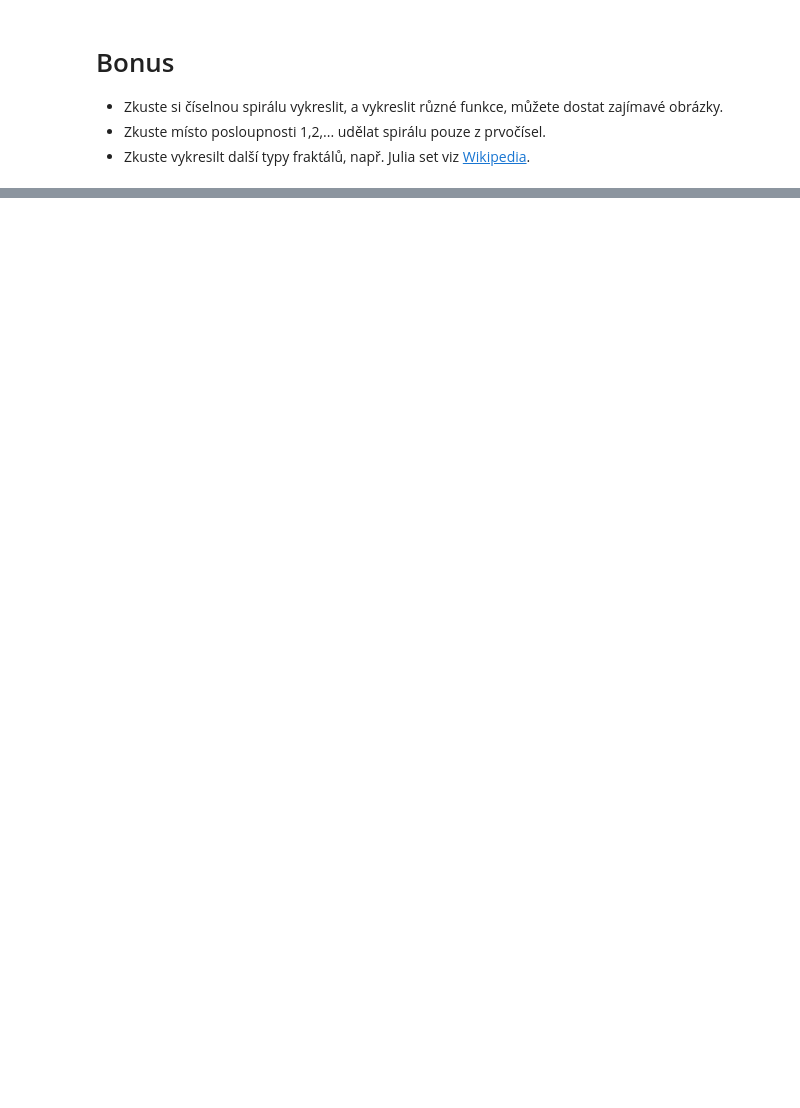
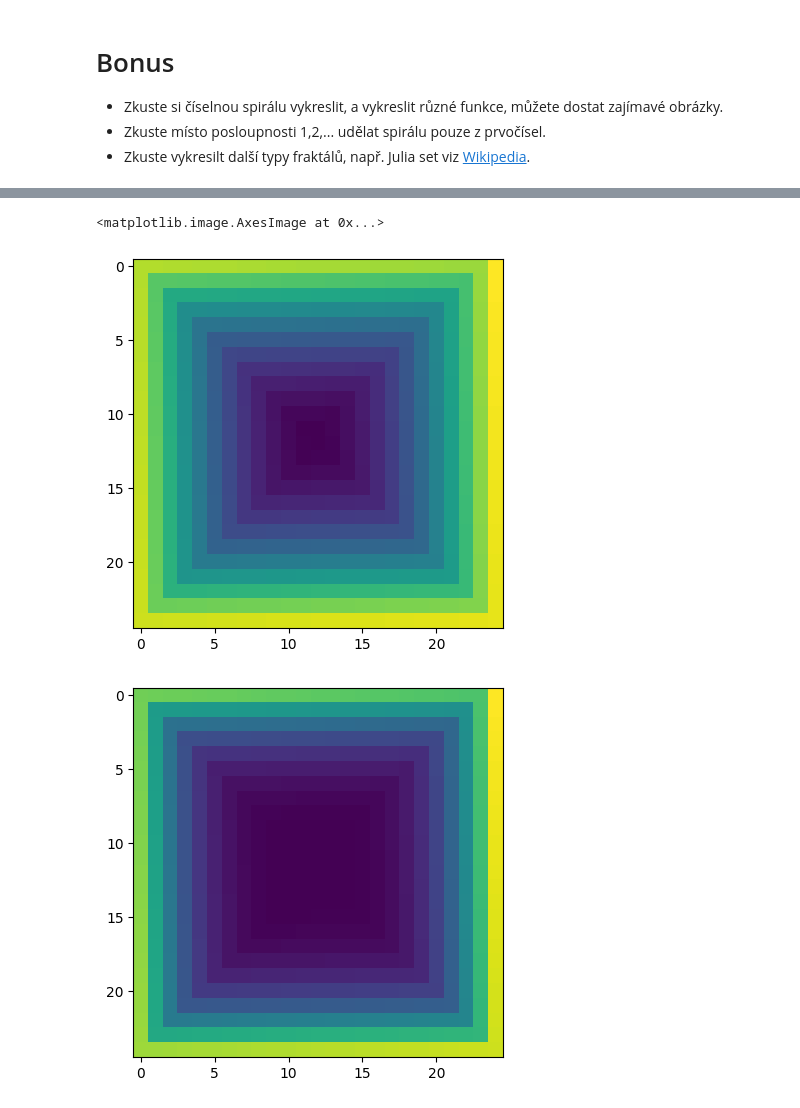
Before and after one commit to PAT0099/ukoly, a Jupyter notebook: 03_ukoly.ipynb, the cells around one changed output, grey strips where cells are left out. Saved outputs shown, nothing was run; the diff lists cells and outputs as text; code cells hidden in the pictures; blank space fills up the shorter version.

```diff
--- a/03_ukoly.ipynb
+++ b/03_ukoly.ipynb
@@ -279,0 +357,13 @@ plt.imshow(np.sin(A*0.03))
+# %%
+S1 = integer_spiral_generator(25, gen_nums()) #default
+S5 = integer_spiral_generator(25, gen_squares()) #square numbers
+S2 = integer_spiral_generator(25, gen_fibonacci()) #grows too fast, image really shows it
+plt.imshow(S1)
+plt.figure()
+plt.imshow(S5)
+plt.figure()
+plt.imshow(S2)
+# %% [output]
+<matplotlib.image.AxesImage at 0x...>
+[figure, added]
+[figure, added]
```
Also changed, not shown: parts of 10 cells of this notebook.
